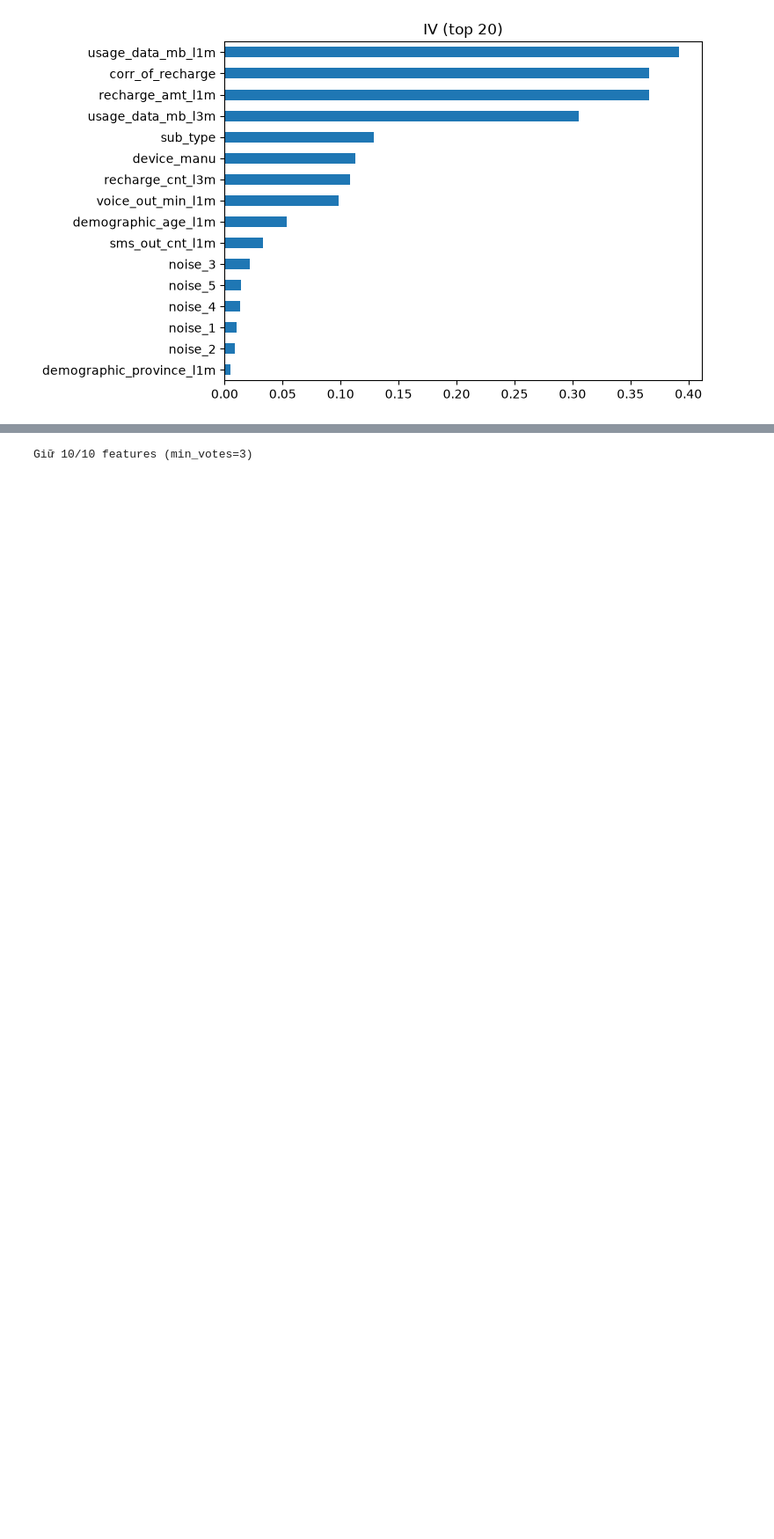
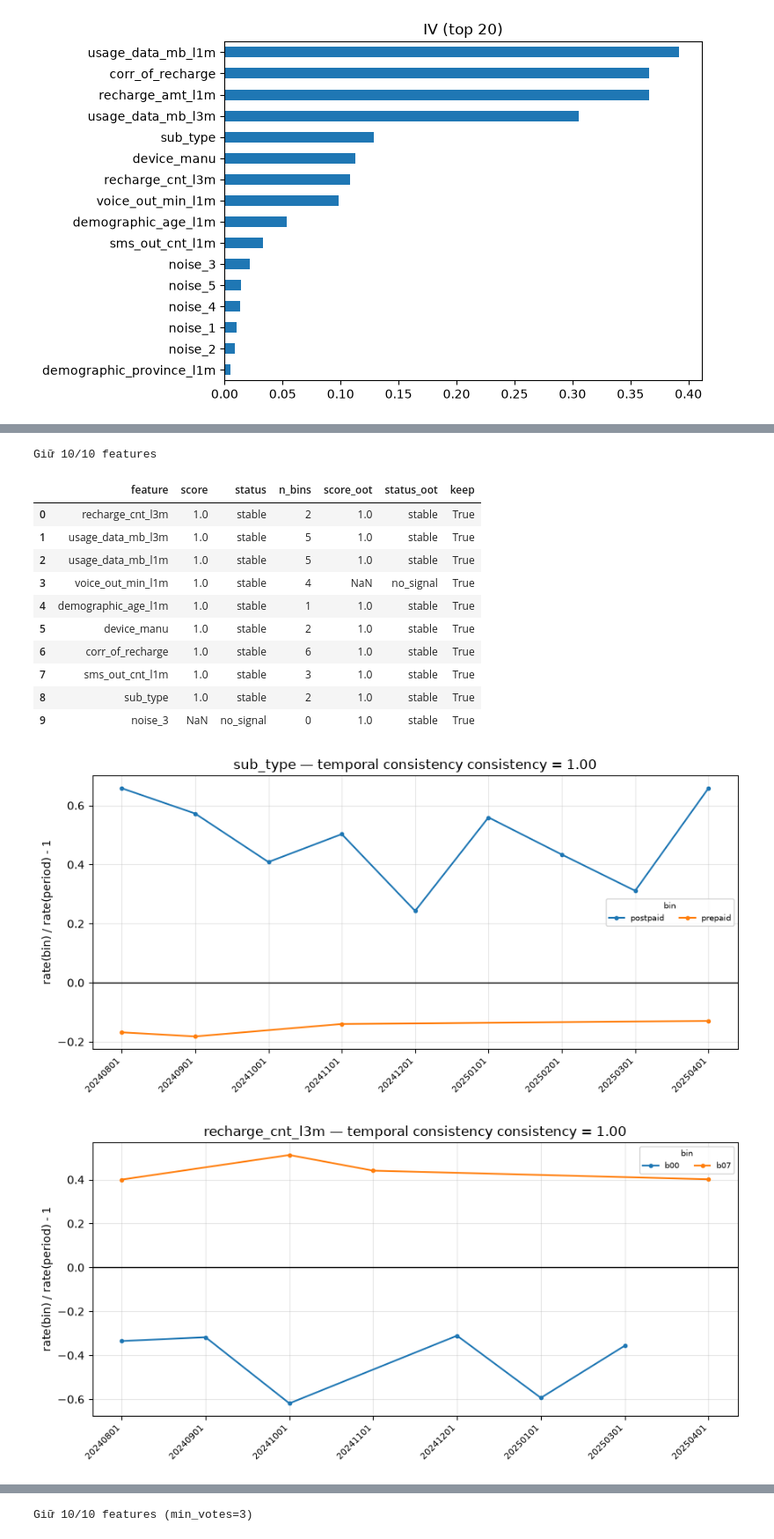
Before and after one commit to huyphan5677/train_model_standard, a Jupyter notebook: notebooks/01_train.ipynb, the cells around one changed output, grey strips where cells are left out. Shown at 88% size. Cells and saved outputs as stored; diff of their text form; code cells hidden in the pictures; blank space fills up the shorter version.

```diff
--- a/notebooks/01_train.ipynb
+++ b/notebooks/01_train.ipynb
@@ -154,3 +171,34 @@ Giữ 10/20 features
+# %%
+from train_model.evaluation import plot_temporal_consistency
+from train_model.feature_selection import TemporalStabilitySelector
+
+hard_feats = hard.selected_features_
+stab = TemporalStabilitySelector(time_col=DATE, cat_cols=CAT_COLS, **cfg.stability)
+stab.fit(train[hard_feats + [DATE]], train[TARGET], test[hard_feats + [DATE]], test[TARGET])
+
+print(f"Giữ {len(stab.selected_features_)}/{len(hard_feats)} features")
+display(stab.report_.round(3))
+
+# feature ổn định nhất và kém nhất (có điểm) trên train
+scored = stab.report_.dropna(subset=["score"])
+for f in [scored.iloc[-1]["feature"], scored.iloc[0]["feature"]]:
+    s = scored.set_index("feature").loc[f, "score"]
+    plot_temporal_consistency(stab.tables_[f], f, s)
+# %% [output]
+Giữ 10/10 features
+|  | feature | score | status | n_bins | score_oot | status_oot | keep |
+| 0 | recharge_cnt_l3m | 1.0 | stable | 2 | 1.0 | stable | True |
+| 1 | usage_data_mb_l3m | 1.0 | stable | 5 | 1.0 | stable | True |
+| 2 | usage_data_mb_l1m | 1.0 | stable | 5 | 1.0 | stable | True |
+| 3 | voice_out_min_l1m | 1.0 | stable | 4 | NaN | no_signal | True |
+| 4 | demographic_age_l1m | 1.0 | stable | 1 | 1.0 | stable | True |
+| 5 | device_manu | 1.0 | stable | 2 | 1.0 | stable | True |
+| 6 | corr_of_recharge | 1.0 | stable | 6 | 1.0 | stable | True |
+| 7 | sms_out_cnt_l1m | 1.0 | stable | 3 | 1.0 | stable | True |
+| 8 | sub_type | 1.0 | stable | 2 | 1.0 | stable | True |
+| 9 | noise_3 | NaN | no_signal | 0 | 1.0 | stable | True |
+[figure, added]
+[figure, added]
 # %% [markdown]
 ## 6. Soft selection — bỏ phiếu
 
```
Also changed, not shown: parts of 10 cells of this notebook, 1 other file.
